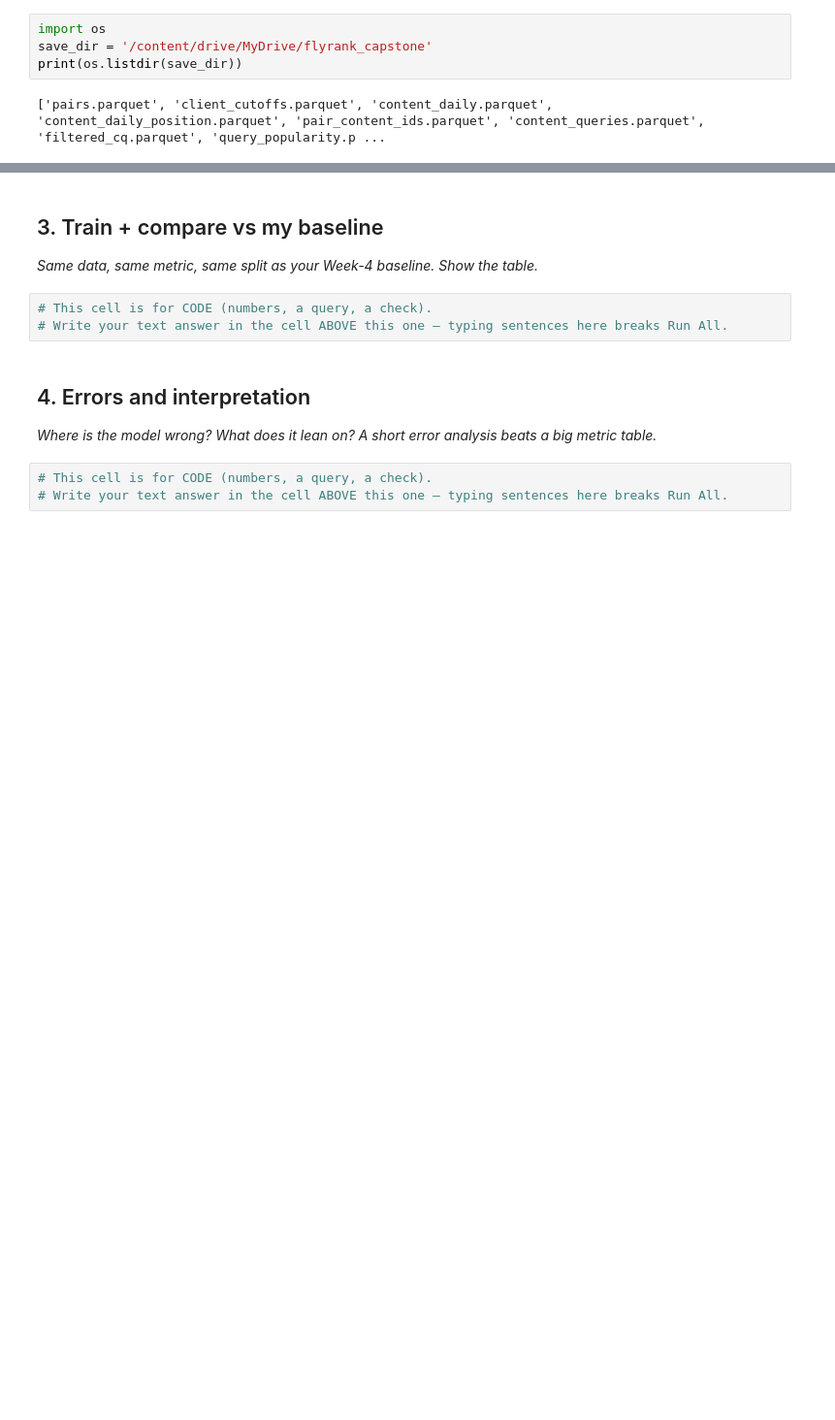
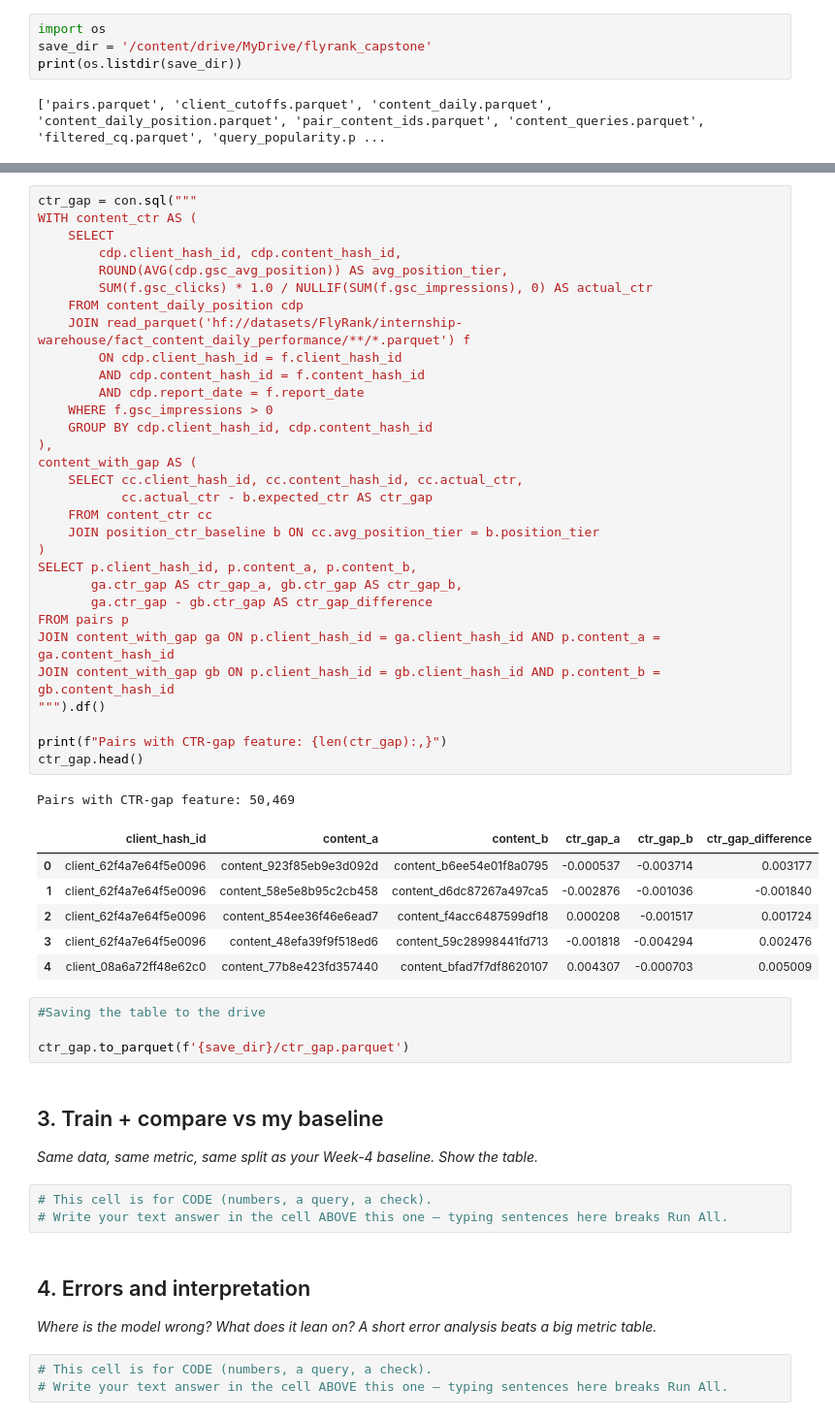
Before and after one commit to AdityaAAND/flyrank-ml-internship-starter, a Jupyter notebook: work/notebooks/w05_model.ipynb, the cells around one changed output, grey strips where cells are left out. Shown at 97% size. Saved outputs shown, nothing was run; the diff lists cells and outputs as text; blank space fills up the shorter version.

```diff
--- a/work/notebooks/w05_model.ipynb
+++ b/work/notebooks/w05_model.ipynb
@@ -502,3 +543,46 @@ print(os.listdir(save_dir))
+# %%
+ctr_gap = con.sql("""
+WITH content_ctr AS (
+    SELECT
+        cdp.client_hash_id, cdp.content_hash_id,
+        ROUND(AVG(cdp.gsc_avg_position)) AS avg_position_tier,
+        SUM(f.gsc_clicks) * 1.0 / NULLIF(SUM(f.gsc_impressions), 0) AS actual_ctr
+    FROM content_daily_position cdp
+    JOIN read_parquet('hf://datasets/FlyRank/internship-warehouse/fact_content_daily_performance/**/*.parquet') f
+        ON cdp.client_hash_id = f.client_hash_id
+        AND cdp.content_hash_id = f.content_hash_id
+        AND cdp.report_date = f.report_date
+    WHERE f.gsc_impressions > 0
+    GROUP BY cdp.client_hash_id, cdp.content_hash_id
+),
+content_with_gap AS (
+    SELECT cc.client_hash_id, cc.content_hash_id, cc.actual_ctr,
+           cc.actual_ctr - b.expected_ctr AS ctr_gap
+    FROM content_ctr cc
+    JOIN position_ctr_baseline b ON cc.avg_position_tier = b.position_tier
+)
+SELECT p.client_hash_id, p.content_a, p.content_b,
+       ga.ctr_gap AS ctr_gap_a, gb.ctr_gap AS ctr_gap_b,
+       ga.ctr_gap - gb.ctr_gap AS ctr_gap_difference
+FROM pairs p
+JOIN content_with_gap ga ON p.client_hash_id = ga.client_hash_id AND p.content_a = ga.content_hash_id
+JOIN content_with_gap gb ON p.client_hash_id = gb.client_hash_id AND p.content_b = gb.content_hash_id
+""").df()
+
+print(f"Pairs with CTR-gap feature: {len(ctr_gap):,}")
+ctr_gap.head()
+# %% [output]
+Pairs with CTR-gap feature: 50,469
+|  | client_hash_id | content_a | content_b | ctr_gap_a | ctr_gap_b | ctr_gap_difference |
+| 0 | client_62f4a7e64f5e0096 | content_923f85eb9e3d092d | content_b6ee54e01f8a0795 | -0.000537 | -0.003714 | 0.003177 |
+| 1 | client_62f4a7e64f5e0096 | content_58e5e8b95c2cb458 | content_d6dc87267a497ca5 | -0.002876 | -0.001036 | -0.001840 |
+| 2 | client_62f4a7e64f5e0096 | content_854ee36f46e6ead7 | content_f4acc6487599df18 | 0.000208 | -0.001517 | 0.001724 |
+| 3 | client_62f4a7e64f5e0096 | content_48efa39f9f518ed6 | content_59c28998441fd713 | -0.001818 | -0.004294 | 0.002476 |
+| 4 | client_08a6a72ff48e62c0 | content_77b8e423fd357440 | content_bfad7f7df8620107 | 0.004307 | -0.000703 | 0.005009 |
+# %%
+#Saving the table to the drive
+
+ctr_gap.to_parquet(f'{save_dir}/ctr_gap.parquet')
 # %% [markdown]
 ## 3. Train + compare vs my baseline
 
```
Also changed, not shown: parts of 3 cells of this notebook.
